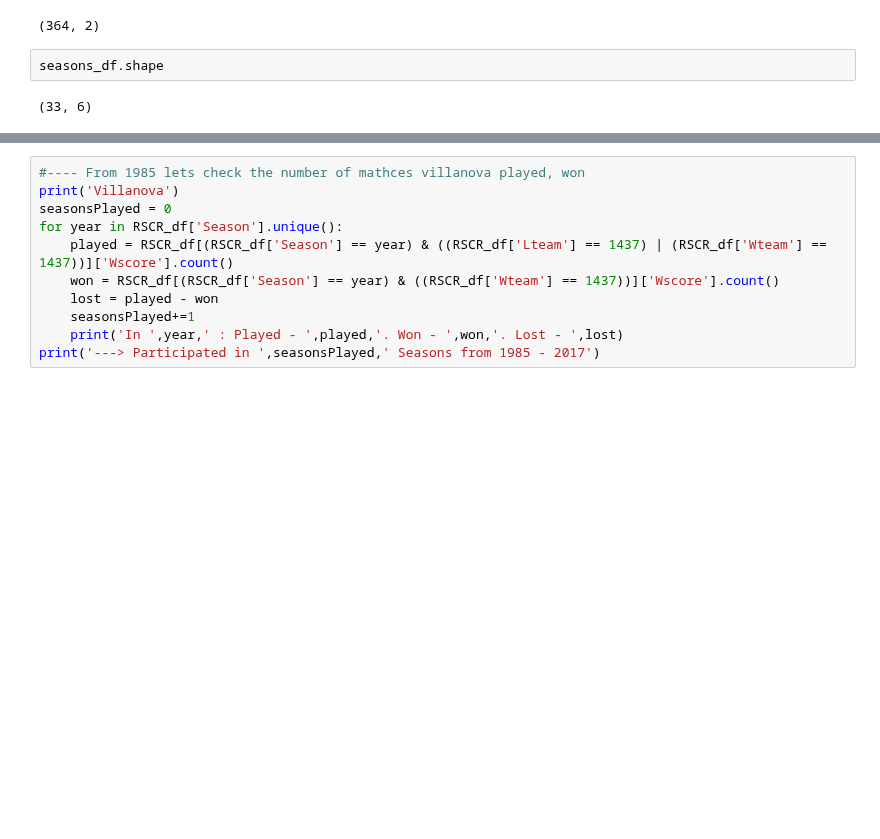
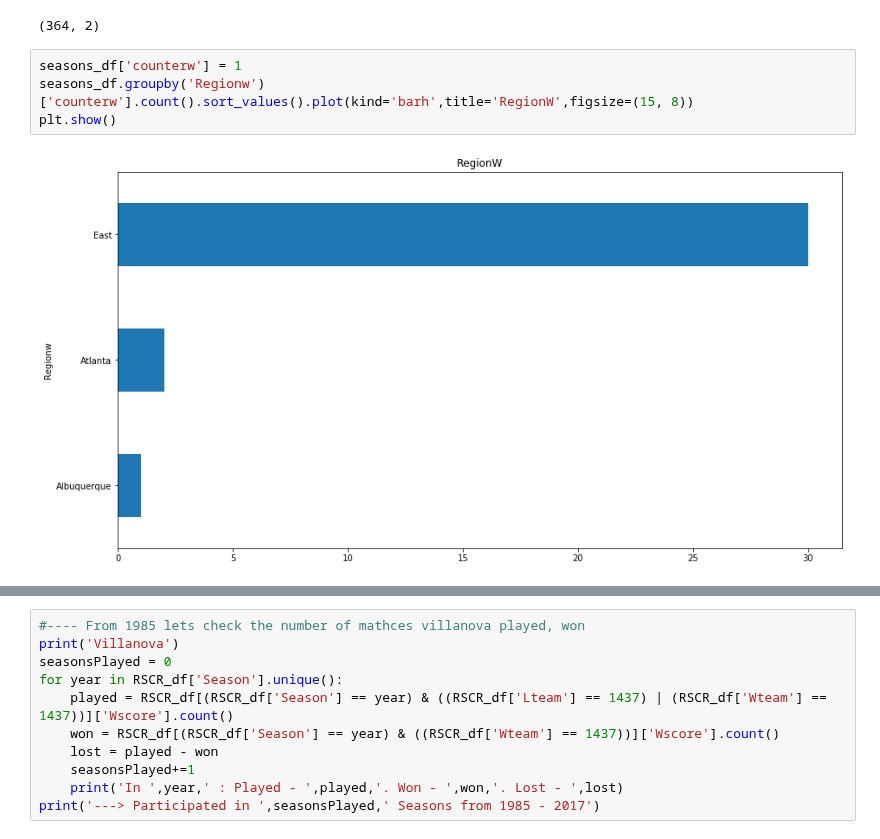
Before and after one commit to Heramb001/cs795_practical_machine_learning, a Jupyter notebook: project-1/Data Wrangling.ipynb, the cells around one changed output, grey strips where cells are left out. Saved outputs shown, nothing was run; the diff lists cells and outputs as text; blank space fills up the shorter version.

```diff
--- a/project-1/Data Wrangling.ipynb
+++ b/project-1/Data Wrangling.ipynb
@@ -200,7 +206,9 @@ tslots_df.head()
 teams_df.shape
 # %% [output]
 (364, 2)
-# %%
-seasons_df.shape
-# %% [output]
-(33, 6)
+# %%
+seasons_df['counterw'] = 1
+seasons_df.groupby('Regionw')['counterw'].count().sort_values().plot(kind='barh',title='RegionW',figsize=(15, 8))
+plt.show()
+# %% [output]
+[figure, added]
```
Also changed, not shown: parts of 30 cells of this notebook, 2 other files.
